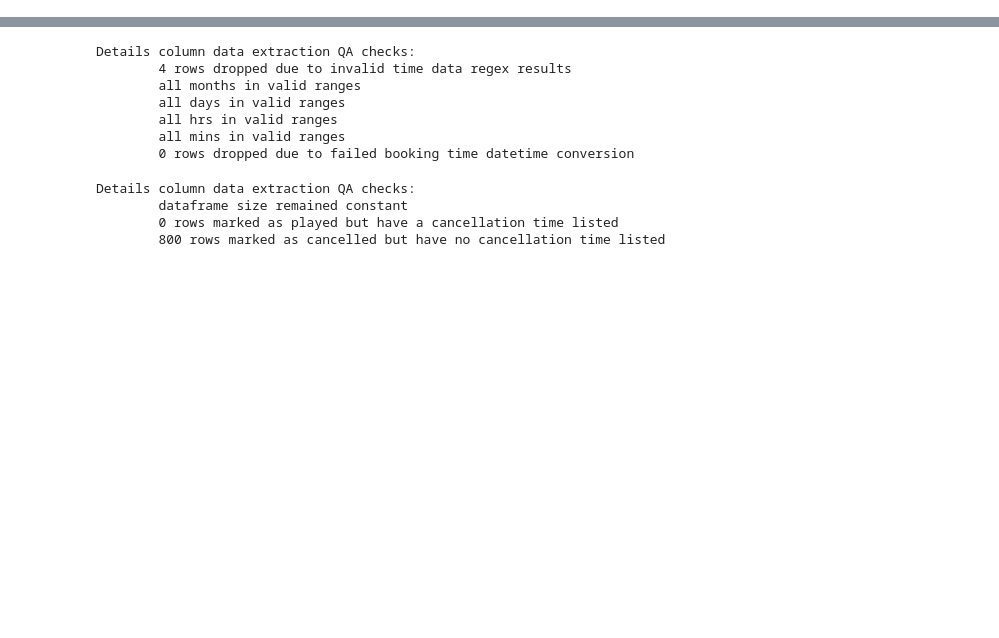
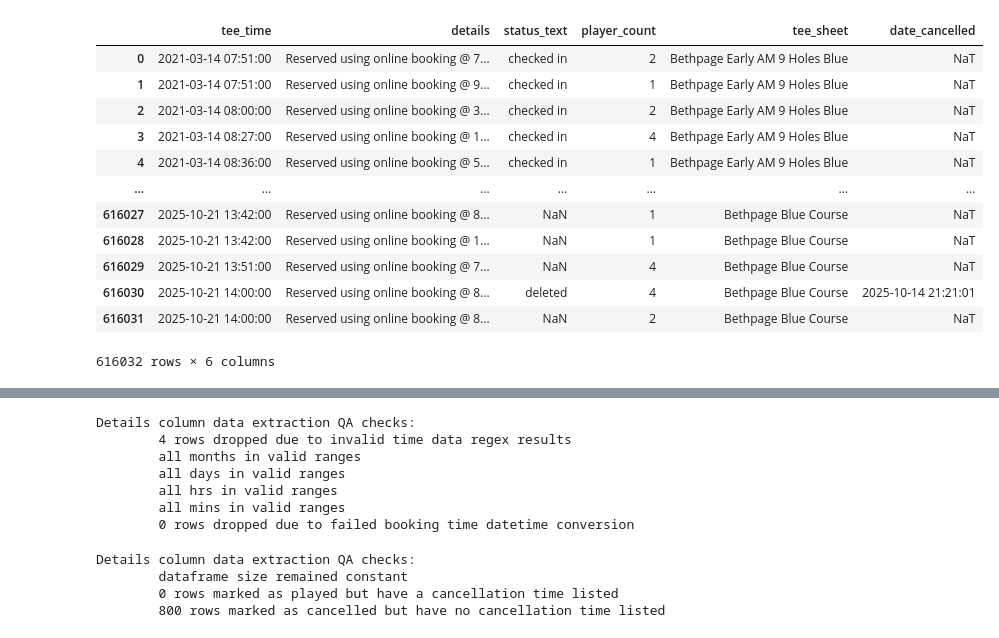
Before and after one commit to Dshaw630/bethpage-tee-time-analysis, a Jupyter notebook: notebooks/01_data_cleaning.ipynb, the cells around one changed output, grey strips where cells are left out. Cells and saved outputs as stored; diff of their text form; code cells hidden in the pictures; blank space fills up the shorter version.

```diff
--- a/notebooks/01_data_cleaning.ipynb
+++ b/notebooks/01_data_cleaning.ipynb
@@ -3,6 +3,9 @@ import pandas as pd
 import glob
 import os
 import re
+
+pd.set_option('display.max_colwidth', None)
+pd.set_option('display.max_columns', None)
 # %%
 #gather all absolute file paths in raw data folder and place them in a list
 def get_files():
@@ -57,8 +51,23 @@ dtype: object
 # %%
 #basic cleaning, convert start to datetime, drop booking_source (provides no meaningful input here), rename start to tee_time for clarity
 #convert cancellation time to datetime
 master_df = master_raw.copy()
 master_df["start"] = pd.to_datetime(master_df["start"])
 master_df.drop(columns=["booking_source"],inplace=True)
 master_df.rename(columns={"start":"tee_time"},inplace=True)
 master_df["date_cancelled"] = pd.to_datetime(master_df["date_cancelled"],errors="coerce")
+display(master_df)
+# %% [output]
+|  | tee_time | details | status_text | player_count | tee_sheet | date_cancelled |
+| 0 | 2021-03-14 07:51:00 | Reserved using online booking @ 7... | checked in | 2 | Bethpage Early AM 9 Holes Blue | NaT |
+| 1 | 2021-03-14 07:51:00 | Reserved using online booking @ 9... | checked in | 1 | Bethpage Early AM 9 Holes Blue | NaT |
+| 2 | 2021-03-14 08:00:00 | Reserved using online booking @ 3... | checked in | 2 | Bethpage Early AM 9 Holes Blue | NaT |
+| 3 | 2021-03-14 08:27:00 | Reserved using online booking @ 1... | checked in | 4 | Bethpage Early AM 9 Holes Blue | NaT |
+| 4 | 2021-03-14 08:36:00 | Reserved using online booking @ 5... | checked in | 1 | Bethpage Early AM 9 Holes Blue | NaT |
+| ... | ... | ... | ... | ... | ... | ... |
+| 616027 | 2025-10-21 13:42:00 | Reserved using online booking @ 8... | NaN | 1 | Bethpage Blue Course | NaT |
+| 616028 | 2025-10-21 13:42:00 | Reserved using online booking @ 1... | NaN | 1 | Bethpage Blue Course | NaT |
+| 616029 | 2025-10-21 13:51:00 | Reserved using online booking @ 7... | NaN | 4 | Bethpage Blue Course | NaT |
+| 616030 | 2025-10-21 14:00:00 | Reserved using online booking @ 8... | deleted | 4 | Bethpage Blue Course | 2025-10-14 21:21:01 |
+| 616031 | 2025-10-21 14:00:00 | Reserved using online booking @ 8... | NaN | 2 | Bethpage Blue Course | NaT |
+616032 rows × 6 columns
```
Also changed, not shown: parts of 6 cells of this notebook, 1 other file.
